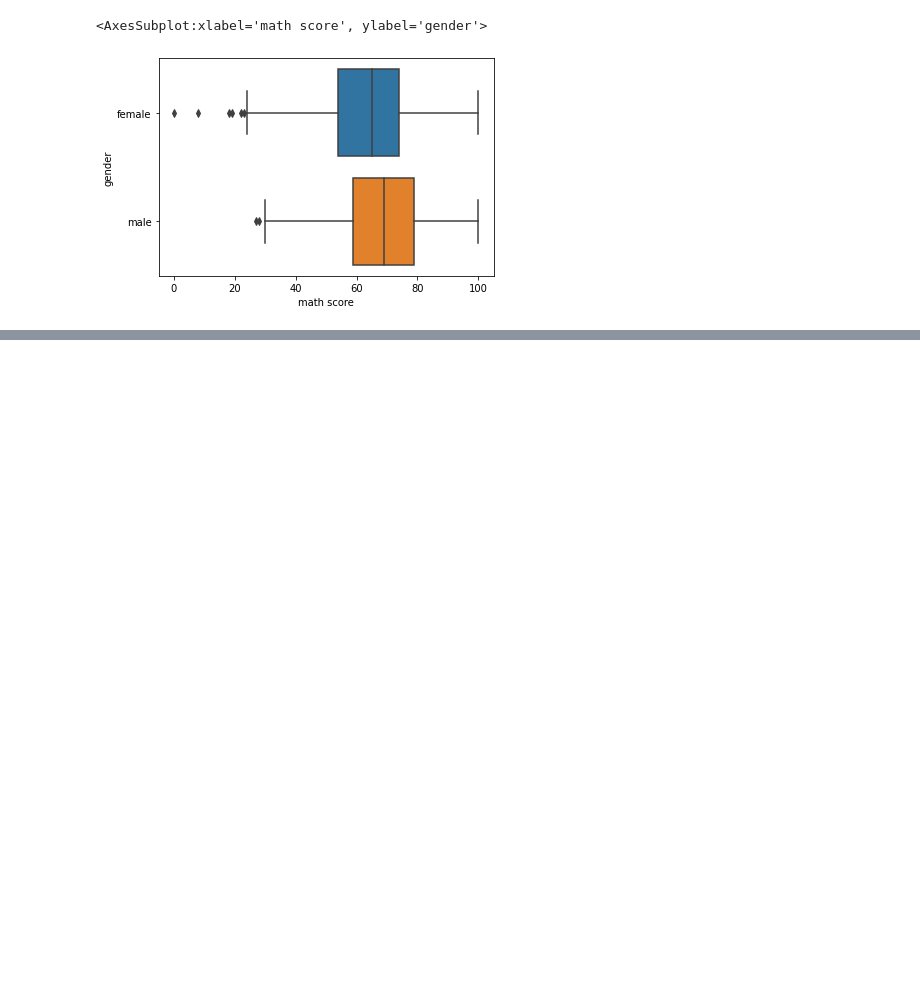
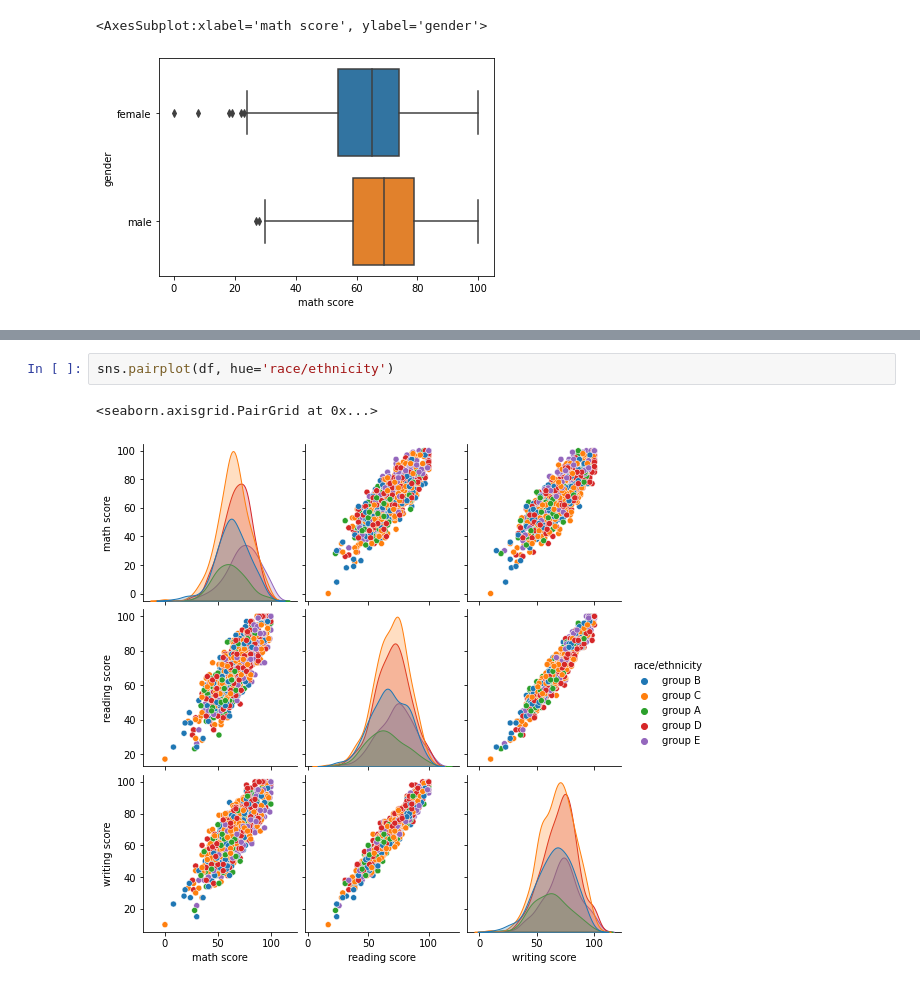
Before and after one commit to scov1no/projeto_estudantes, a Jupyter notebook: projeto-estudantes.ipynb, the cells around one changed output, grey strips where cells are left out. Saved outputs shown, nothing was run; the diff lists cells and outputs as text; blank space fills up the shorter version.

```diff
--- a/projeto-estudantes.ipynb
+++ b/projeto-estudantes.ipynb
@@ -159,0 +179,5 @@ sns.boxplot( data=df, x='math score', y='gender')
+# %%
+sns.pairplot(df, hue='race/ethnicity')
+# %% [output]
+<seaborn.axisgrid.PairGrid at 0x...>
+[figure, added]
```
Also changed, not shown: parts of 7 cells of this notebook.
